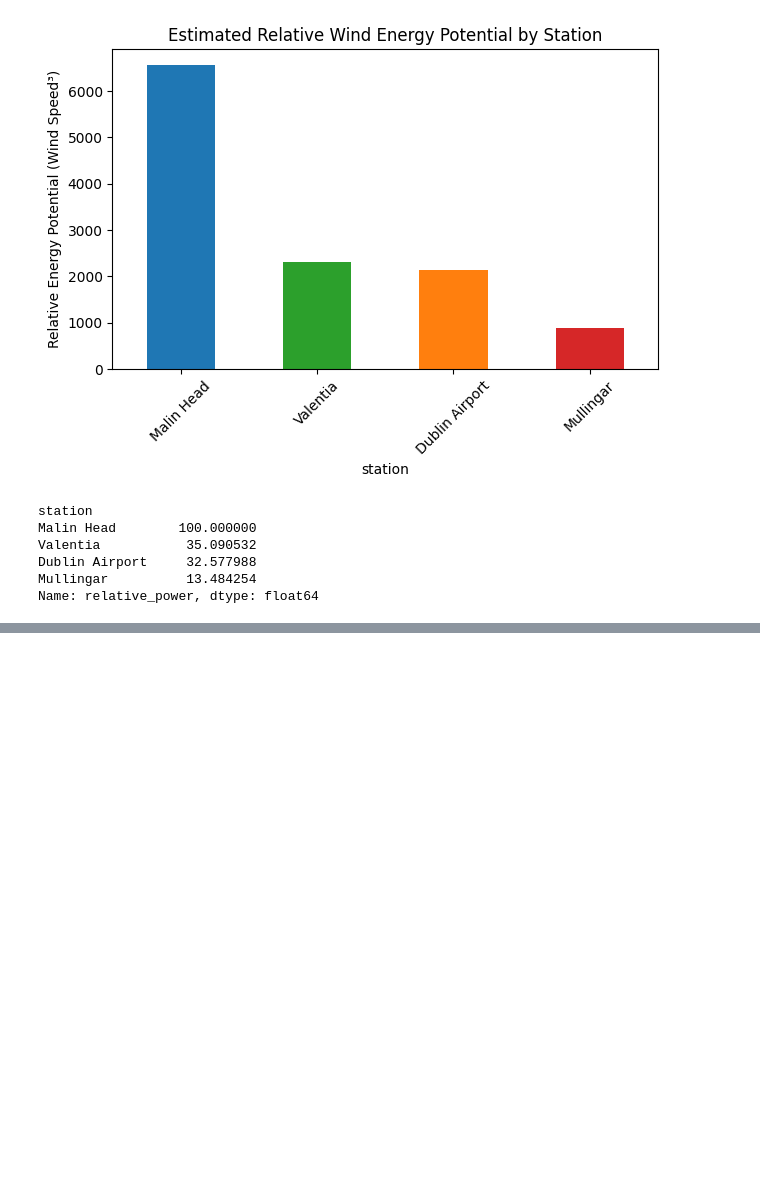
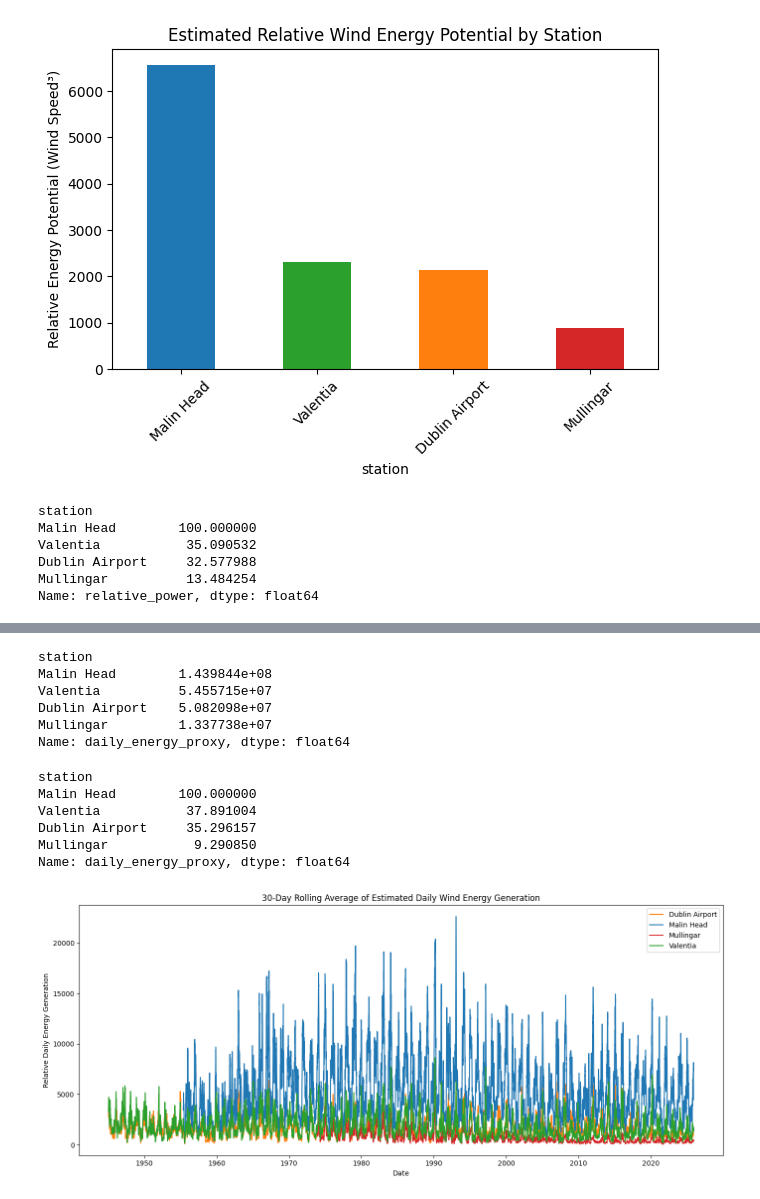
Before and after one commit to philipcullen93/programming_for_data_analytics_project, a Jupyter notebook: wind_energy_analysis.ipynb, the cells around one changed output, grey strips where cells are left out. Drawn from its saved outputs; the diff is of its cells as text; code cells hidden in the pictures; blank space fills up the shorter version.

Commit message:
Added a section using historical data from section 5 to calculate estimated historical wind energy generation.

```diff
--- a/wind_energy_analysis.ipynb
+++ b/wind_energy_analysis.ipynb
@@ -458,0 +467,57 @@ Name: relative_power, dtype: float64
+# %%
+daily_wind["daily_energy_proxy"] = daily_wind["wdsp"] ** 3
+# %%
+historical_energy = (
+    daily_wind
+    .groupby("station")["daily_energy_proxy"]
+    .sum()
+    .sort_values(ascending=False)
+)
+
+historical_energy
+# %% [output]
+station
+Malin Head        1.439844e+08
+Valentia          5.455715e+07
+Dublin Airport    5.082098e+07
+Mullingar         1.337738e+07
+Name: daily_energy_proxy, dtype: float64
+# %%
+historical_energy_pct = (
+    historical_energy / historical_energy.max() * 100
+)
+
+historical_energy_pct
+# %% [output]
+station
+Malin Head        100.000000
+Valentia           37.891004
+Dublin Airport     35.296157
+Mullingar           9.290850
+Name: daily_energy_proxy, dtype: float64
+# %%
+plt.figure(figsize=(14, 6))
+
+for station, group in daily_wind.groupby("station"):
+    rolling_energy = (
+        group
+        .sort_values("date")
+        .set_index("date")["daily_energy_proxy"]
+        .rolling(30)
+        .mean()
+    )
+
+    plt.plot(
+        rolling_energy.index,
+        rolling_energy.values,
+        label=station,
+        color=station_colors[station]
+    )
+
+plt.title("30-Day Rolling Average of Estimated Daily Wind Energy Generation")
+plt.xlabel("Date")
+plt.ylabel("Relative Daily Energy Generation")
+plt.legend()
+plt.tight_layout()
+# %% [output]
+[figure, added]
```
Also changed, not shown: parts of 5 cells of this notebook.
